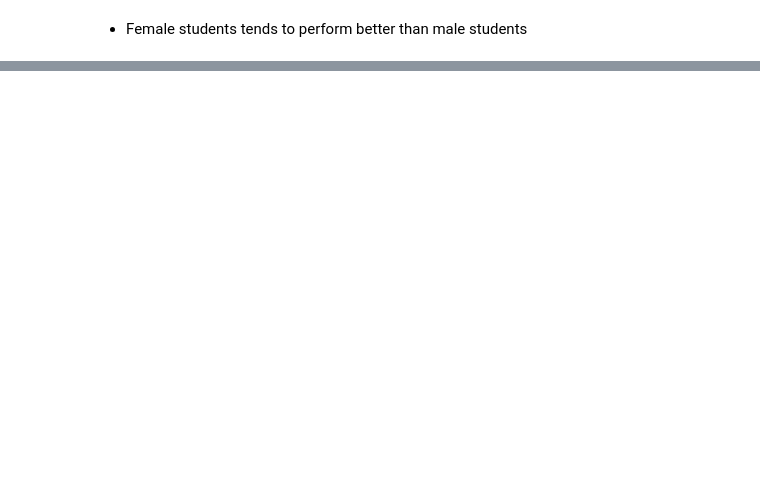
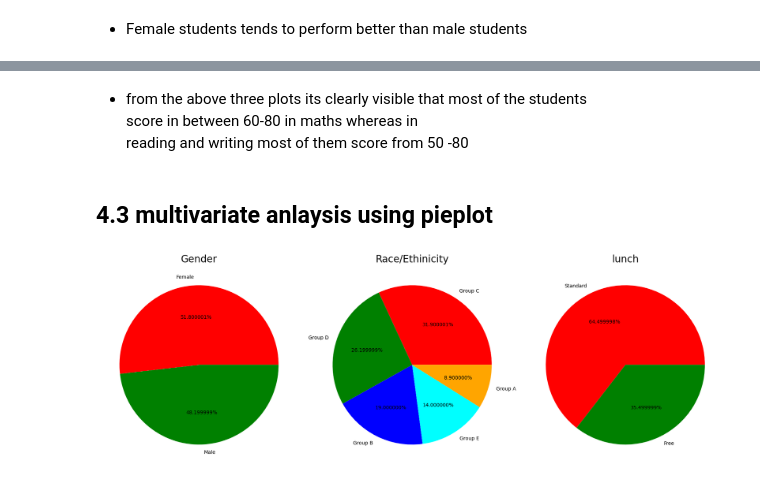
Before and after one commit to indhra/MLproject1, a Jupyter notebook: 1. EDA STUDENT PERFORMANCE.ipynb, the cells around one changed output, grey strips where cells are left out. Cells and saved outputs as stored; diff of their text form; code cells hidden in the pictures; blank space fills up the shorter version.

```diff
--- a/1. EDA STUDENT PERFORMANCE.ipynb
+++ b/1. EDA STUDENT PERFORMANCE.ipynb
@@ -90,0 +187,38 @@ plt.show()
+# %% [markdown]
+* from the above three plots its clearly visible that most of the students\
+score in between 60-80 in maths whereas in\
+ reading and writing most of them score from 50 -80
+# %% [markdown]
+## 4.3 multivariate anlaysis using pieplot
+# %%
+plt.rcParams['figure.figsize']=(30,12)
+plt.subplot(1,5,1)
+size = df['gender'].value_counts()
+labels ='Female','Male'
+color = ['red','green']
+plt.pie(size,colors=color,labels=labels,autopct='%2f%%')
+plt.title('Gender', fontsize=20)
+plt.axis('off')
+
+plt.subplot(1,5,2)
+size=df['race/ethnicity'].value_counts()
+labels = 'Group C','Group D','Group B','Group E','Group A'
+color = ['red','green','blue','cyan','orange']
+
+plt.pie(size, colors=color,labels=labels,autopct='%2f%%')
+plt.title('Race/Ethinicity',fontsize=20)
+plt.axis('off')
+
+plt.subplot(1,5,3)
+size = df['lunch'].value_counts()
+labels = 'Standard','Free'
+color = ['red','green']
+plt.pie(size,colors=color,labels=labels,autopct='%2f%%')
+plt.title('lunch',fontsize=20)
+plt.axis('off')
+
+plt.tight_layout()
+plt.grid()
+plt.show()
+# %% [output]
+[figure, added]
```
Also changed, not shown: parts of 20 cells of this notebook, 1 other file.
